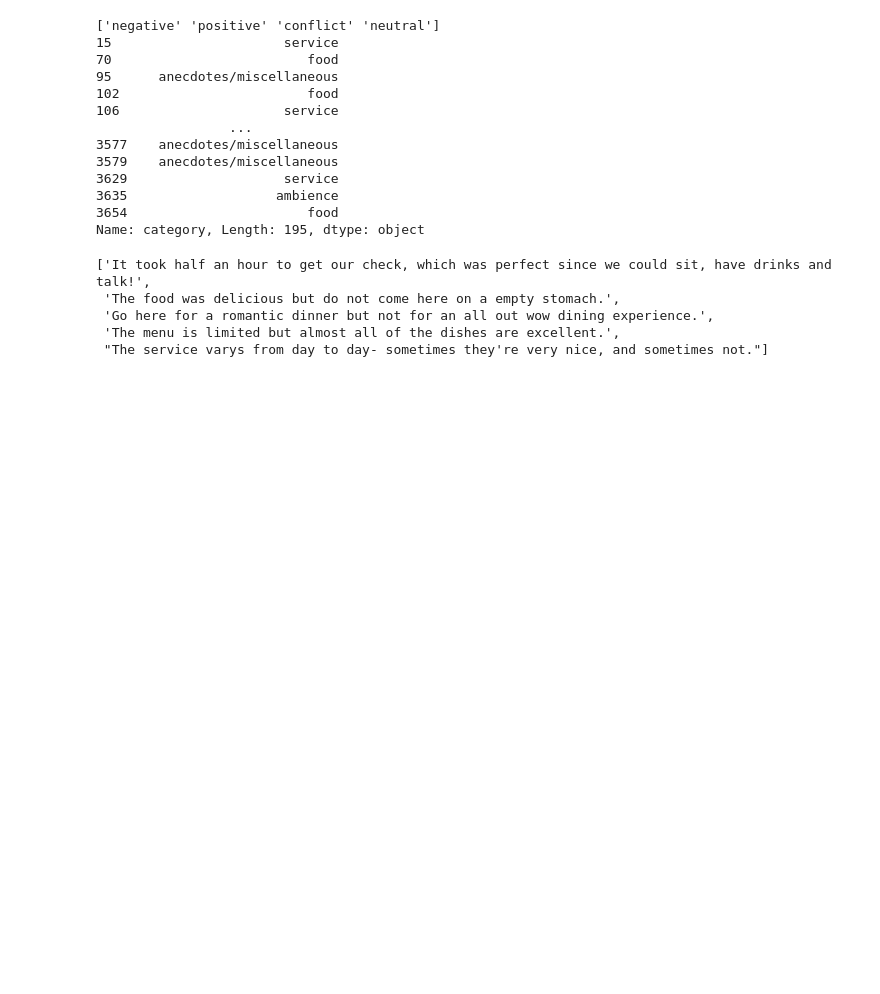
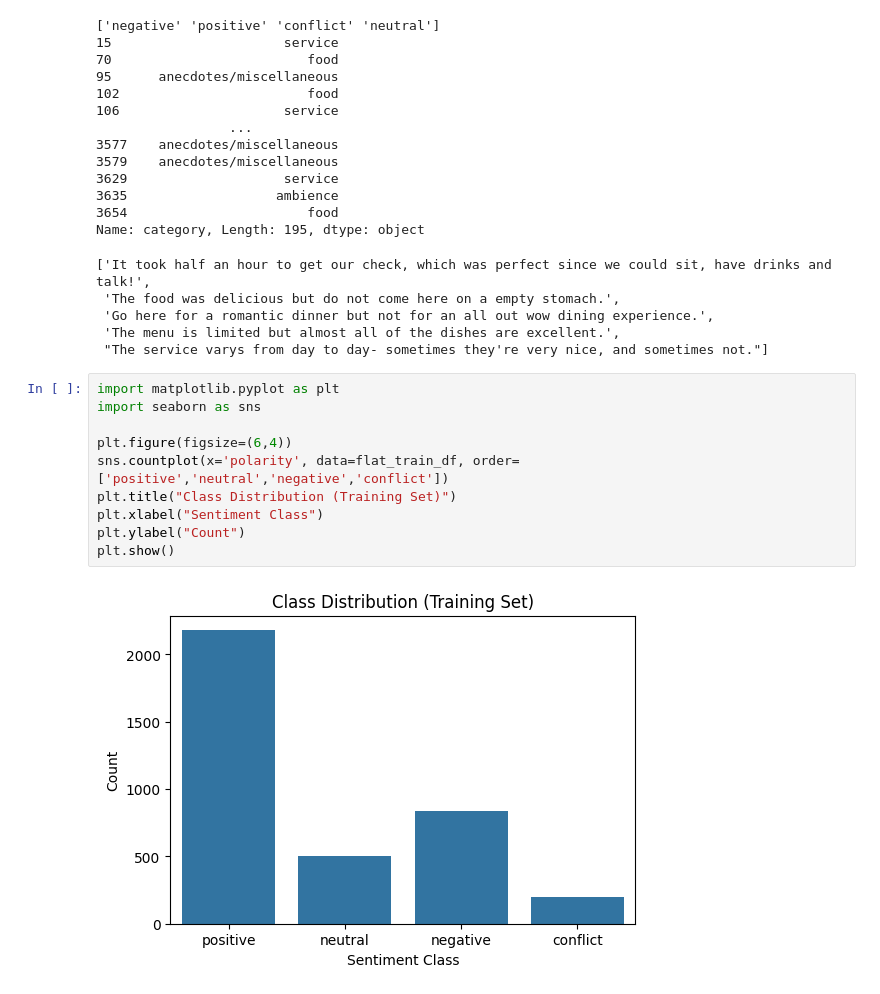
Before and after one commit to Amirmn24/ML_Project_G33, a Jupyter notebook: notebooks/ABSA_ML_G33.ipynb, the cells around one changed output. Cells and saved outputs as stored; diff of their text form; blank space fills up the shorter version.

Commit message:
data analysed.

```diff
--- a/notebooks/ABSA_ML_G33.ipynb
+++ b/notebooks/ABSA_ML_G33.ipynb
@@ -140,3 +140,15 @@ Name: category, Length: 195, dtype: object
  'Go here for a romantic dinner but not for an all out wow dining experience.',
  'The menu is limited but almost all of the dishes are excellent.',
  "The service varys from day to day- sometimes they're very nice, and sometimes not."]
+# %%
+import matplotlib.pyplot as plt
+import seaborn as sns
+
+plt.figure(figsize=(6,4))
+sns.countplot(x='polarity', data=flat_train_df, order=['positive','neutral','negative','conflict'])
+plt.title("Class Distribution (Training Set)")
+plt.xlabel("Sentiment Class")
+plt.ylabel("Count")
+plt.show()
+# %% [output]
+[figure, added]
```
Also changed, not shown: parts of 8 cells of this notebook.
